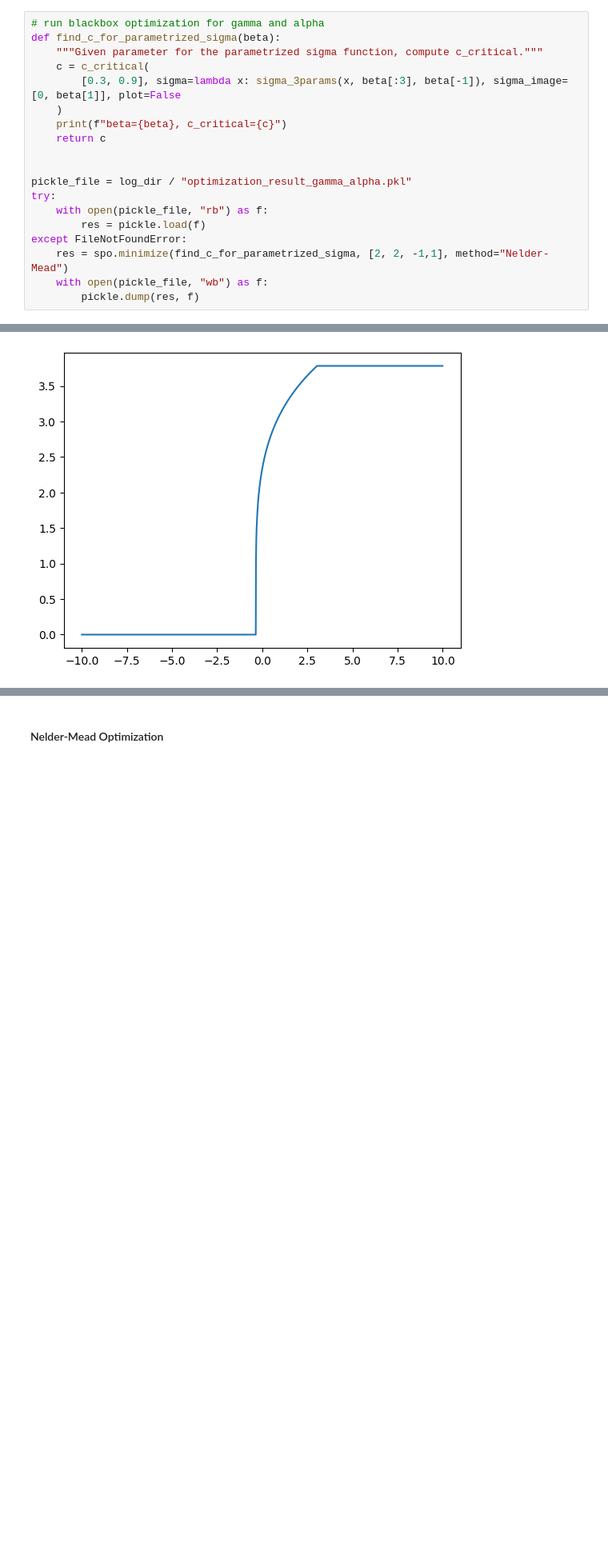
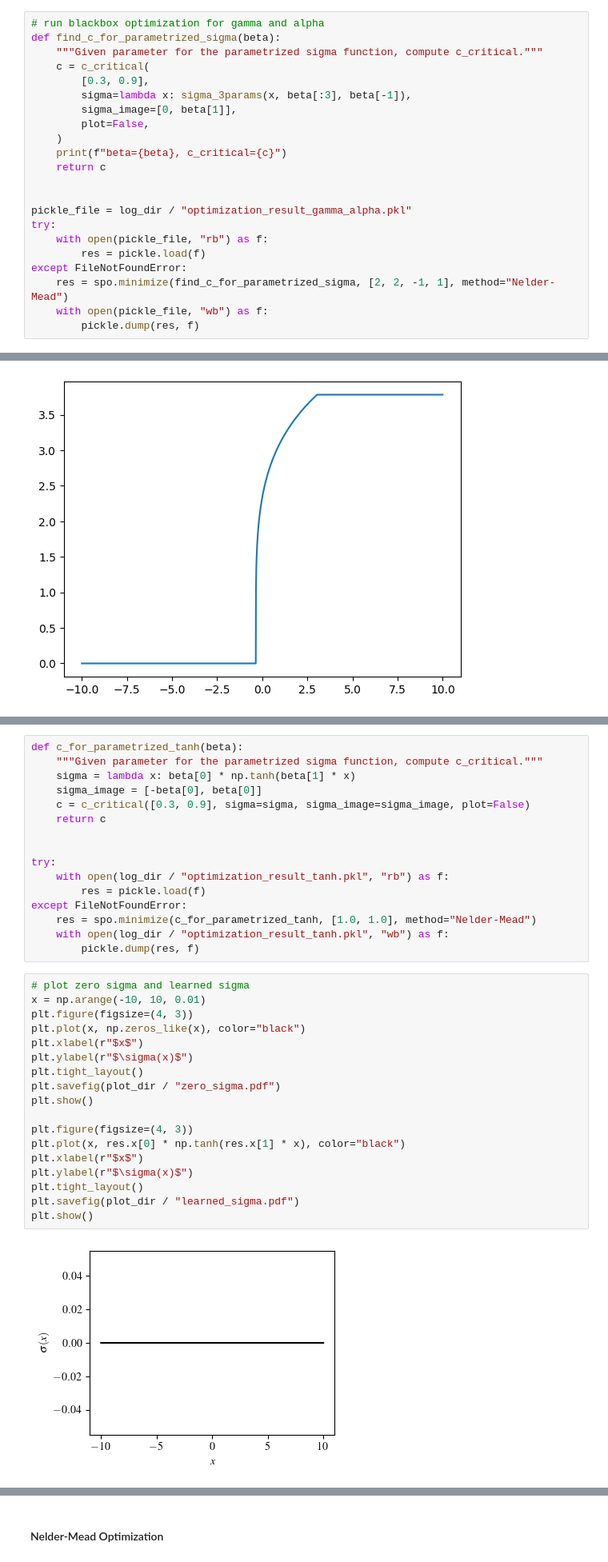
Before and after one commit to yuxinma98/NonlinearLaplacian, a Jupyter notebook: planted_submatrix.ipynb, the cells around one changed output, grey strips where cells are left out. Shown: that part at 80% size. Drawn from its saved outputs; the diff is of its cells as text; blank space fills up the shorter version.

```diff
--- a/planted_submatrix.ipynb
+++ b/planted_submatrix.ipynb
@@ -295,7 +325,10 @@ Text(0.5, 1.0, '$c^*$ for different $\\alpha$')
 def find_c_for_parametrized_sigma(beta):
     """Given parameter for the parametrized sigma function, compute c_critical."""
     c = c_critical(
-        [0.3, 0.9], sigma=lambda x: sigma_3params(x, beta[:3], beta[-1]), sigma_image=[0, beta[1]], plot=False
+        [0.3, 0.9],
+        sigma=lambda x: sigma_3params(x, beta[:3], beta[-1]),
+        sigma_image=[0, beta[1]],
+        plot=False,
     )
     print(f"beta={beta}, c_critical={c}")
     return c
@@ -306,7 +339,7 @@ try:
     with open(pickle_file, "rb") as f:
         res = pickle.load(f)
 except FileNotFoundError:
-    res = spo.minimize(find_c_for_parametrized_sigma, [2, 2, -1,1], method="Nelder-Mead")
+    res = spo.minimize(find_c_for_parametrized_sigma, [2, 2, -1, 1], method="Nelder-Mead")
     with open(pickle_file, "wb") as f:
         pickle.dump(res, f)
 # %%
@@ -317,0 +353,36 @@ plt.show()
+# %%
+def c_for_parametrized_tanh(beta):
+    """Given parameter for the parametrized sigma function, compute c_critical."""
+    sigma = lambda x: beta[0] * np.tanh(beta[1] * x)
+    sigma_image = [-beta[0], beta[0]]
+    c = c_critical([0.3, 0.9], sigma=sigma, sigma_image=sigma_image, plot=False)
+    return c
+
+
+try:
+    with open(log_dir / "optimization_result_tanh.pkl", "rb") as f:
+        res = pickle.load(f)
+except FileNotFoundError:
+    res = spo.minimize(c_for_parametrized_tanh, [1.0, 1.0], method="Nelder-Mead")
+    with open(log_dir / "optimization_result_tanh.pkl", "wb") as f:
+        pickle.dump(res, f)
+# %%
+# plot zero sigma and learned sigma
+x = np.arange(-10, 10, 0.01)
+plt.figure(figsize=(4, 3))
+plt.plot(x, np.zeros_like(x), color="black")
+plt.xlabel(r"$x$")
+plt.ylabel(r"$\sigma(x)$")
+plt.tight_layout()
+plt.savefig(plot_dir / "zero_sigma.pdf")
+plt.show()
+
+plt.figure(figsize=(4, 3))
+plt.plot(x, res.x[0] * np.tanh(res.x[1] * x), color="black")
+plt.xlabel(r"$x$")
+plt.ylabel(r"$\sigma(x)$")
+plt.tight_layout()
+plt.savefig(plot_dir / "learned_sigma.pdf")
+plt.show()
+# %% [output]
+[figure, added]
```
Also changed, not shown: parts of 12 cells of this notebook, 21 other files.
